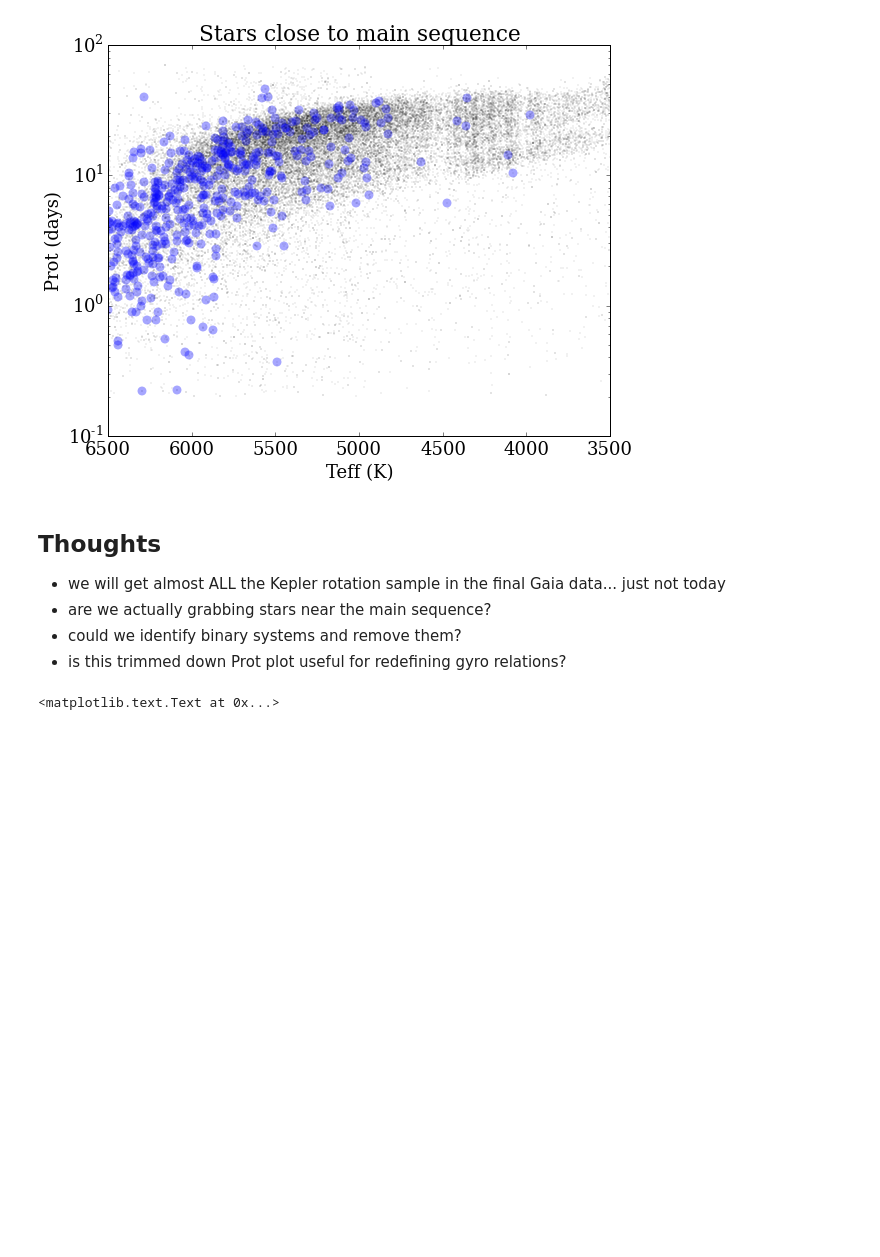
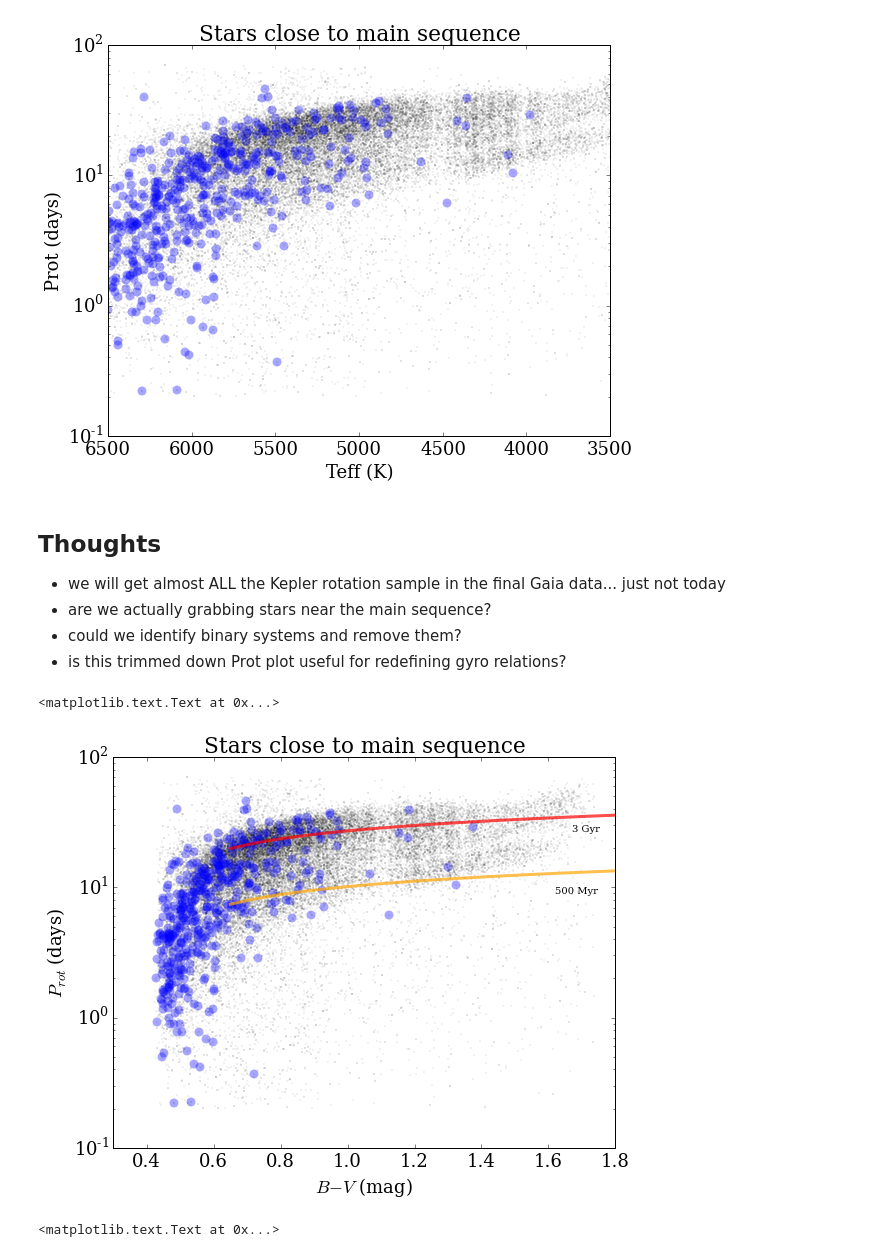
Before and after one commit to jradavenport/gaia_rot, a Jupyter notebook: explore.ipynb, the cells around one changed output. Saved outputs shown, nothing was run; the diff lists cells and outputs as text; code cells hidden in the pictures; blank space fills up the shorter version.

Commit message:
add Ruth's gyro

```diff
--- a/explore.ipynb
+++ b/explore.ipynb
@@ -238,6 +239,38 @@ plt.title('Stars close to main sequence')
 - are we actually grabbing stars near the main sequence?
 - could we identify binary systems and remove them?
 - is this trimmed down Prot plot useful for redefining gyro relations?
+# %%
+# remake again, but now in B-V units, and with Ruth's isochrone...
+B_V = teff2bv(gaia[u'Teff'].values, gaia[u'log(g)'].values, 0)
+
+# B_V_iso = np.arange(0.475,2,0.01)
+B_V_iso = np.arange(0.65,2,0.01)
+giso1 = gyro(B_V_iso, 500.)
+giso2 = gyro(B_V_iso, 3000.)
+
+plt.figure(figsize=(9,7))
+cm = plt.cm.get_cmap('Spectral')
+plt.scatter(B_V, gaia[u'Prot'], s=2, alpha=0.15, c='k', lw=0)
+
+plt.scatter(B_V[ok][msok],
+            gaia[u'Prot'].values[ok][msok],
+            s=80, alpha=0.35, lw=0)
+
+plt.plot(B_V_iso, giso1, c='orange', alpha=0.7, lw=3)
+plt.plot(B_V_iso, giso2, c='red', alpha=0.7, lw=3)
+plt.text(1.62, 9, '500 Myr', fontsize=10)
+plt.text(1.67, 27, '3 Gyr', fontsize=10)
+
+plt.xlim(0.3,1.8)
+
+plt.yscale('log')
+plt.xlabel('$B-V$ (mag)')
+plt.ylabel('$P_{rot}$ (days)')
+
+plt.title('Stars close to main sequence')
+# %% [output]
+<matplotlib.text.Text at 0x...>
+[figure, added]
 # %%
 # now make a plot of evolution at a fixed Temp range
 
```
Also changed, not shown: parts of 2 cells of this notebook, 1 other file.
